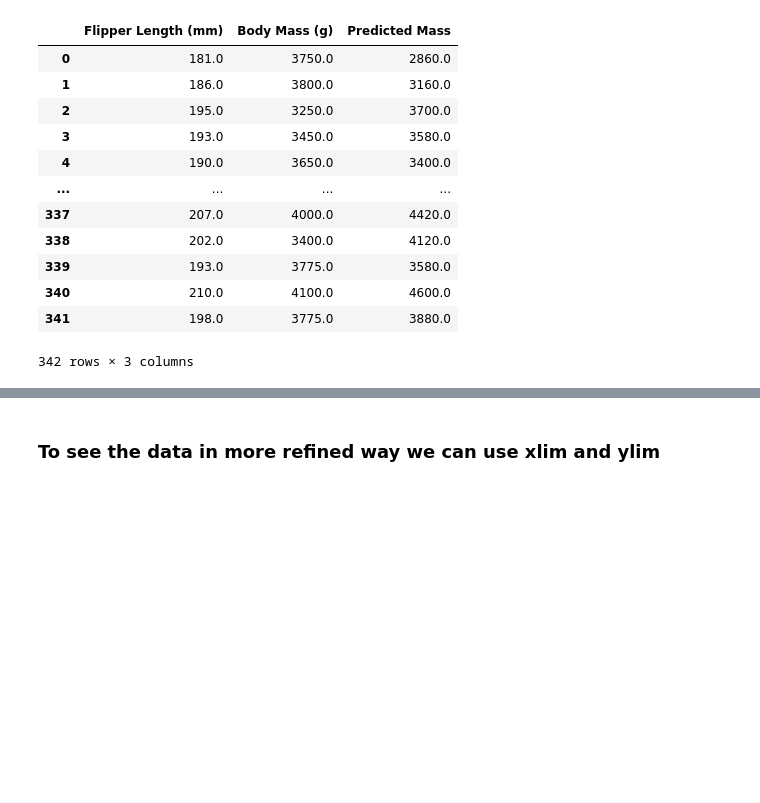
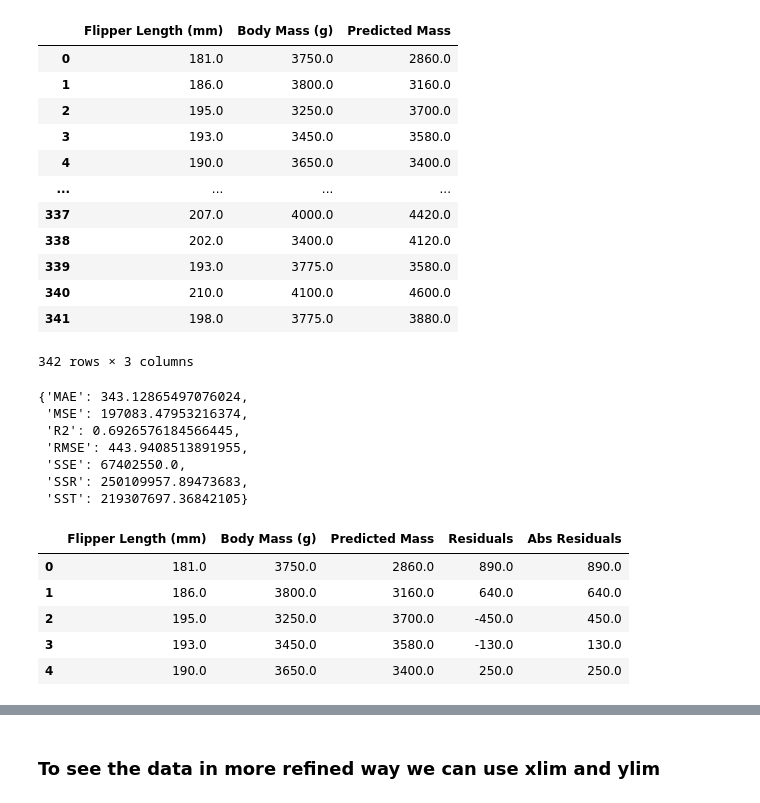
Before and after one commit to typhonshambo/linear-regression-model, a Jupyter notebook: Penguine_Data_Prediction.ipynb, the cells around one changed output, grey strips where cells are left out. Saved outputs shown, nothing was run; the diff lists cells and outputs as text; code cells hidden in the pictures; blank space fills up the shorter version.

Commit message:
removed unnecessary files, updated metrics for the codes, updated gitignore and requirements.txt

```diff
--- a/Penguine_Data_Prediction.ipynb
+++ b/Penguine_Data_Prediction.ipynb
@@ -93,3 +93,57 @@ data
 | 340 | 210.0 | 4100.0 | 4600.0 |
 | 341 | 198.0 | 3775.0 | 3880.0 |
 342 rows × 3 columns
+# %%
+# Evaluation metrics: SSE, SSR, SST and common error metrics
+import numpy as np
+# Ensure the required columns exist
+observed = data['Body Mass (g)'].to_numpy()
+predicted = data['Predicted Mass'].to_numpy()
+# Residuals
+residuals = observed - predicted
+# Sum of Squared Errors (SSE) - also called RSS
+SSE = np.sum(residuals ** 2)
+# Total Sum of Squares (SST)
+y_mean = np.mean(observed)
+SST = np.sum((observed - y_mean) ** 2)
+# Regression Sum of Squares (SSR)
+SSR = np.sum((predicted - y_mean) ** 2)
+# Mean Squared Error (MSE) and Root MSE (RMSE)
+n = len(observed)
+MSE = SSE / n
+RMSE = np.sqrt(MSE)
+# Mean Absolute Error (MAE)
+MAE = np.mean(np.abs(residuals))
+# R-squared (coefficient of determination)
+R2 = 1 - (SSE / SST) if SST != 0 else float('nan')
+# Print a concise table of metrics
+from pprint import pprint
+metrics = {
+    'SSE': SSE,
+    'SSR': SSR,
+    'SST': SST,
+    'MSE': MSE,
+    'RMSE': RMSE,
+    'MAE': MAE,
+    'R2': R2
+}
+pprint(metrics)
+
+# Optional: add metrics to the DataFrame for later inspection
+data['Residuals'] = residuals
+data['Abs Residuals'] = np.abs(residuals)
+data.head()
+# %% [output]
+{'MAE': 343.12865497076024,
+ 'MSE': 197083.47953216374,
+ 'R2': 0.6926576184566445,
+ 'RMSE': 443.9408513891955,
+ 'SSE': 67402550.0,
+ 'SSR': 250109957.89473683,
+ 'SST': 219307697.36842105}
+|  | Flipper Length (mm) | Body Mass (g) | Predicted Mass | Residuals | Abs Residuals |
+| 0 | 181.0 | 3750.0 | 2860.0 | 890.0 | 890.0 |
+| 1 | 186.0 | 3800.0 | 3160.0 | 640.0 | 640.0 |
+| 2 | 195.0 | 3250.0 | 3700.0 | -450.0 | 450.0 |
+| 3 | 193.0 | 3450.0 | 3580.0 | -130.0 | 130.0 |
+| 4 | 190.0 | 3650.0 | 3400.0 | 250.0 | 250.0 |
```
Also changed, not shown: parts of 4 cells of this notebook, 2 other files.
